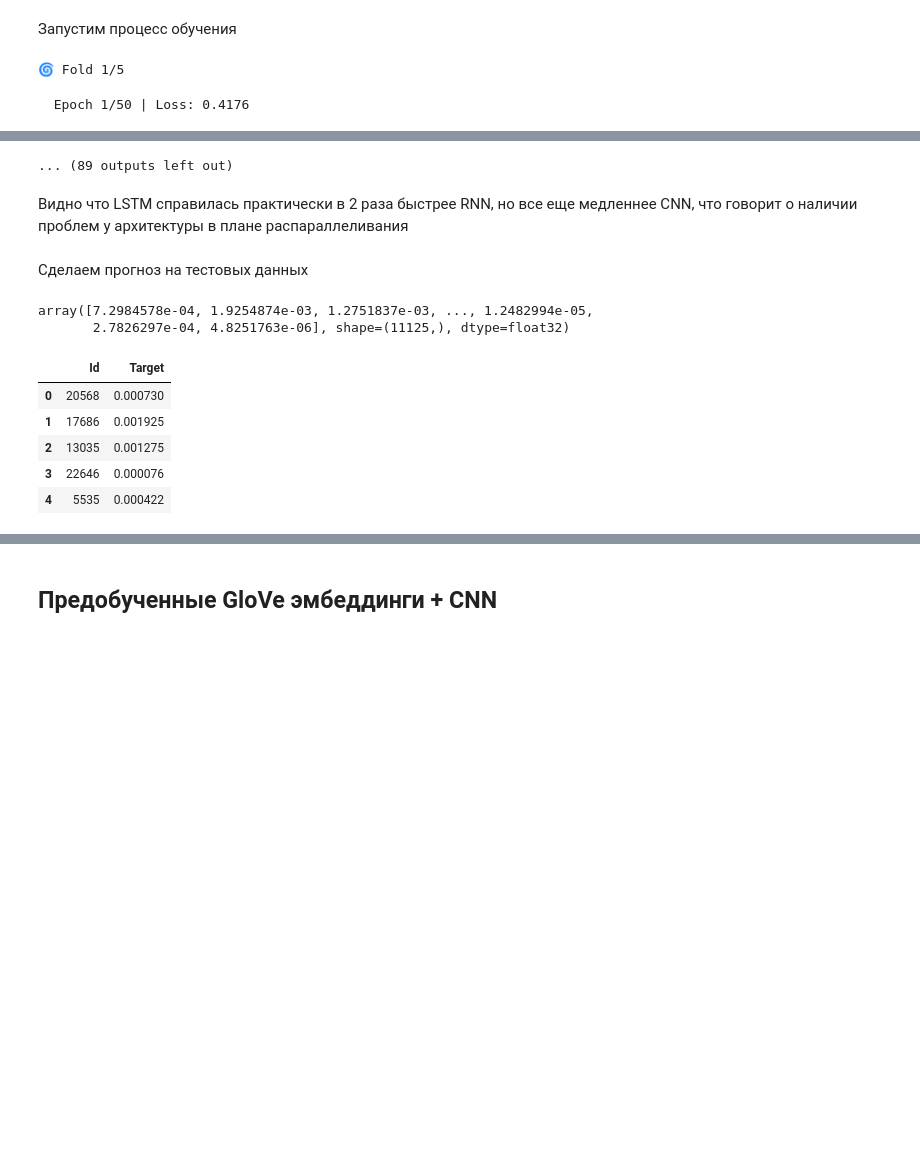
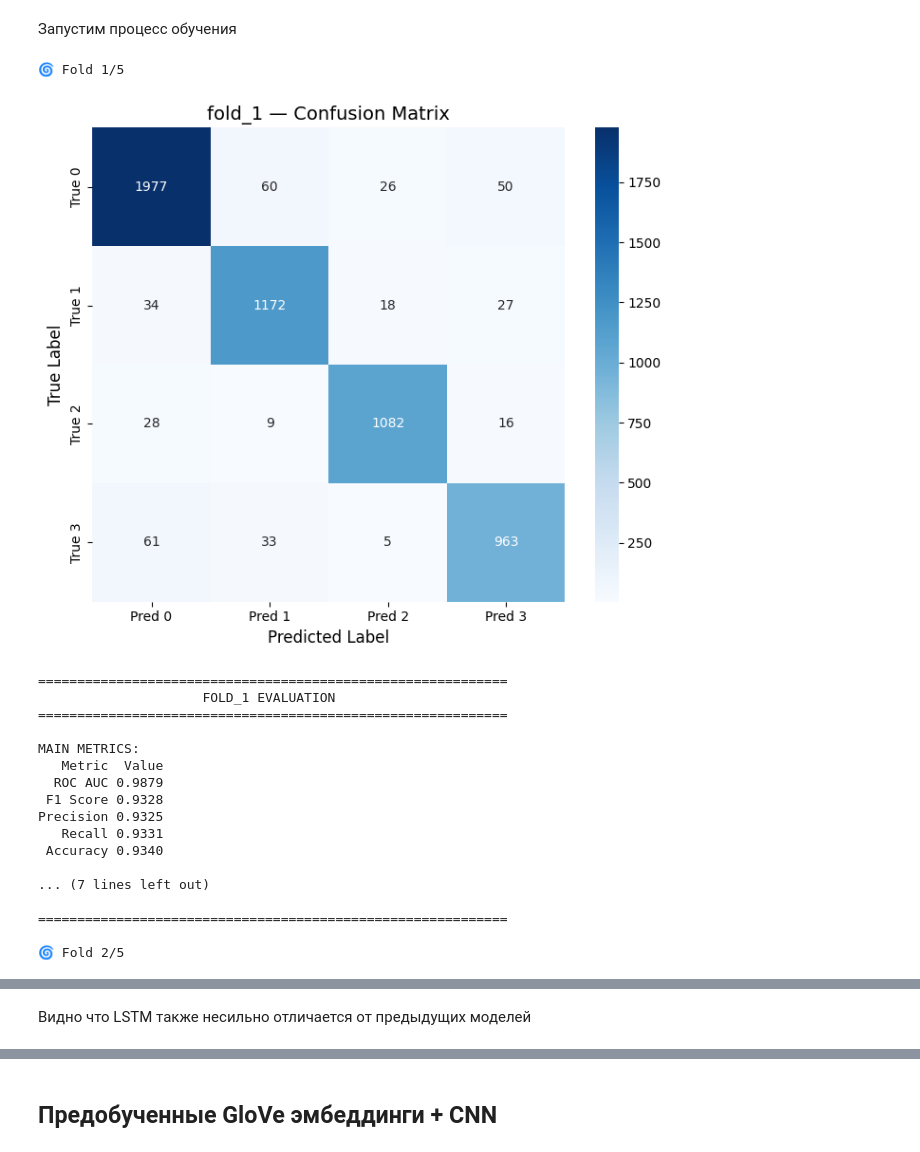
Before and after one commit to TimofeyTsvirko/ecommerce-text-classification, a Jupyter notebook: neural_networks.ipynb, the cells around one changed output, grey strips where cells are left out. Saved outputs shown, nothing was run; the diff lists cells and outputs as text; code cells hidden in the pictures; blank space fills up the shorter version.

```diff
--- a/neural_networks.ipynb
+++ b/neural_networks.ipynb
@@ -487,22 +601,39 @@ LSTM содержит число параметров: 9372033
 # %%
 %%time
 
 lstm_metrics = cross_validate_model(
     model=lstm_model,
-    X=data_nn['Input'],
-    y=data_nn['Target'],
+    X=data_nn['description'],
+    y=data_nn['category_id'],
     preprocessor=basic_preprocessor,
     cv=cv,
     criterion=criterion,
     optimizer_class=optimizer_class,
     optimizer_params=optimizer_params,
     num_epochs=50,
     batch_size=BATCH_SIZE,
     enable_plot=True,
     model_name='LSTM'
 )
 
 lstm_metrics
 # %% [output]
 🌀 Fold 1/5
+[figure, added]
-  Epoch 1/50 | Loss: 0.4176
+============================================================
+                     FOLD_1 EVALUATION
+============================================================
+
+MAIN METRICS:
+   Metric  Value
+  ROC AUC 0.9879
+ F1 Score 0.9328
+Precision 0.9325
+   Recall 0.9331
+ Accuracy 0.9340
+
+... (7 lines left out)
+
+============================================================
+
+🌀 Fold 2/5
@@ -519,24 +732,2 @@ lstm_metrics
-... (89 outputs left out)
 # %% [markdown]
-Видно что LSTM справилась практически в 2 раза быстрее RNN, но все еще медленнее CNN, что говорит о наличии проблем у архитектуры в плане распараллеливания
+Видно что LSTM также несильно отличается от предыдущих моделей
-# %% [markdown]
-Сделаем прогноз на тестовых данных
-# %%
-result = predict_with_ensemble(lstm_metrics.estimators, test_data_nn['Input'], device, 256)
-lstm_predictions = result[1]
-lstm_predictions
-# %% [output]
-array([7.2984578e-04, 1.9254874e-03, 1.2751837e-03, ..., 1.2482994e-05,
-       2.7826297e-04, 4.8251763e-06], shape=(11125,), dtype=float32)
-# %%
-lstm_submission = build_submission_dataframe(test_data=test_data, id_column="Id",
-                                             target_column="Target", predictions=lstm_predictions)
-
-lstm_submission.head(5)
-# %% [output]
-|  | Id | Target |
-| 0 | 20568 | 0.000730 |
-| 1 | 17686 | 0.001925 |
-| 2 | 13035 | 0.001275 |
-| 3 | 22646 | 0.000076 |
-| 4 | 5535 | 0.000422 |
```
Also changed, not shown: parts of 42 cells of this notebook, 4 other files.
